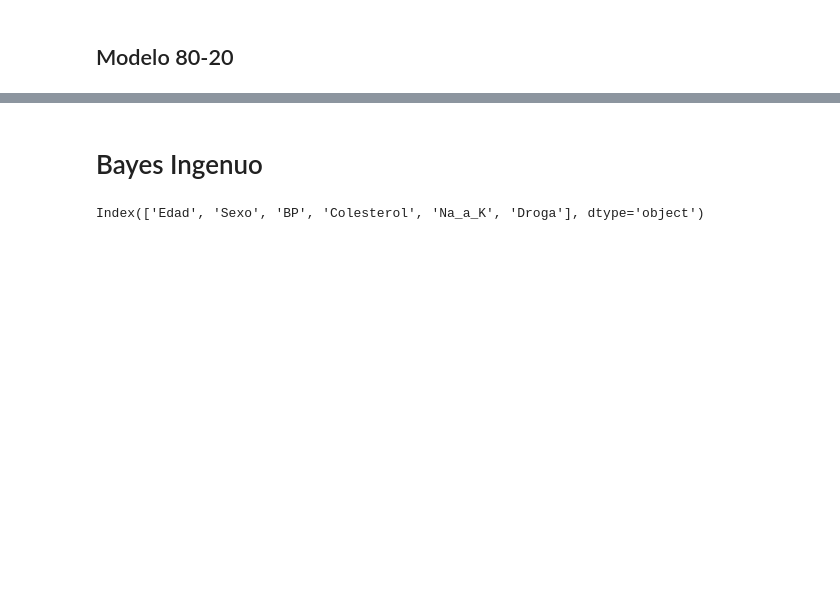
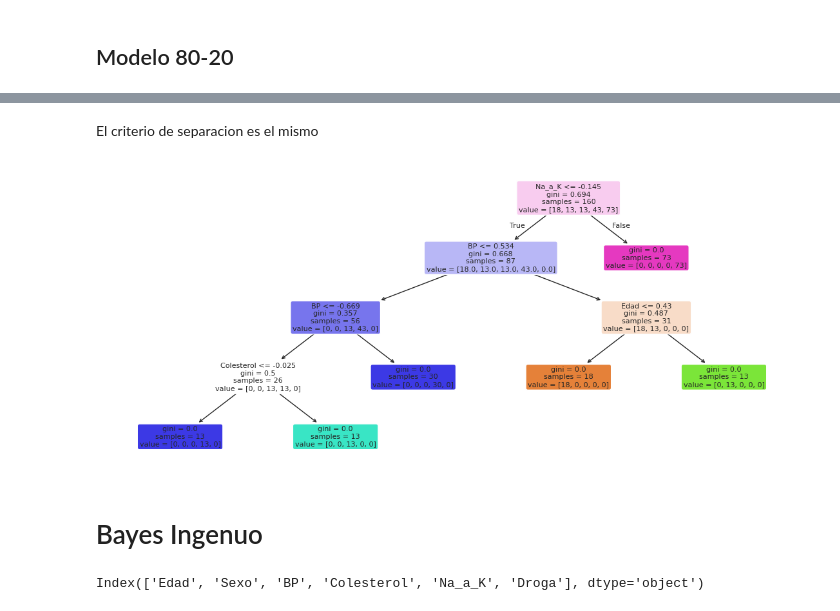
Before and after one commit to GenaCanciani/TP2-Mineria, a Jupyter notebook: tp2.ipynb, the cells around one changed output, grey strips where cells are left out. Drawn from its saved outputs; the diff is of its cells as text; code cells hidden in the pictures; blank space fills up the shorter version.

```diff
--- a/tp2.ipynb
+++ b/tp2.ipynb
@@ -673,0 +690,9 @@ plt.show()
+# %%
+dtr_80 = DecisionTreeClassifier(random_state=42)
+
+param_grid_80 = {
+    'criterion': ['gini', 'entropy'], # Opción principal para regresión
+    'max_depth': [3, 5, 7, None],
+    'min_samples_split': [3, 5, 7, 9, 11, 13],
+    'min_samples_leaf': [1, 2, 4,8,12]
+}
@@ -674,3 +793,12 @@ plt.show()
+# %% [markdown]
+El criterio de separacion es el mismo
+# %%
+plt.figure(figsize=(14,6))
+plot_tree(grid_search2.best_estimator_, feature_names=X_train_80.columns, fontsize=8, filled=True,
+               rounded=True)
+plt.show()
+# %% [output]
+[figure, added]
 # %% [markdown]
 # Bayes Ingenuo
 # %%
```
Also changed, not shown: parts of 32 cells of this notebook.
